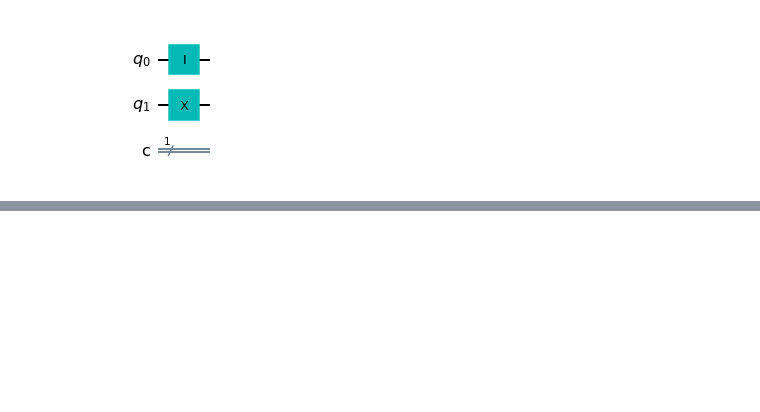
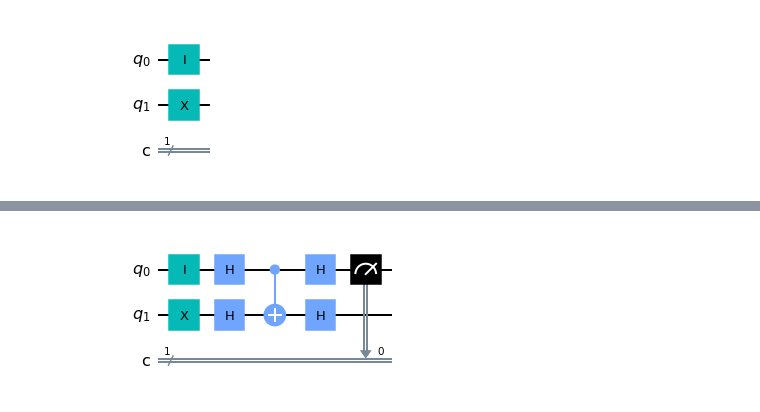
Before and after one commit to allend4/Emerging_Tech, a Jupyter notebook: quantum-deutsch.ipynb, the cells around one changed output, grey strips where cells are left out. Saved outputs shown, nothing was run; the diff lists cells and outputs as text; code cells hidden in the pictures; blank space fills up the shorter version.

```diff
--- a/quantum-deutsch.ipynb
+++ b/quantum-deutsch.ipynb
@@ -95,0 +115,5 @@ qc.draw(output = 'mpl')
+# %%
+qc.measure(0,0)
+qc.draw(output = 'mpl')
+# %% [output]
+[figure, added]
```
Also changed, not shown: parts of 11 cells of this notebook.
